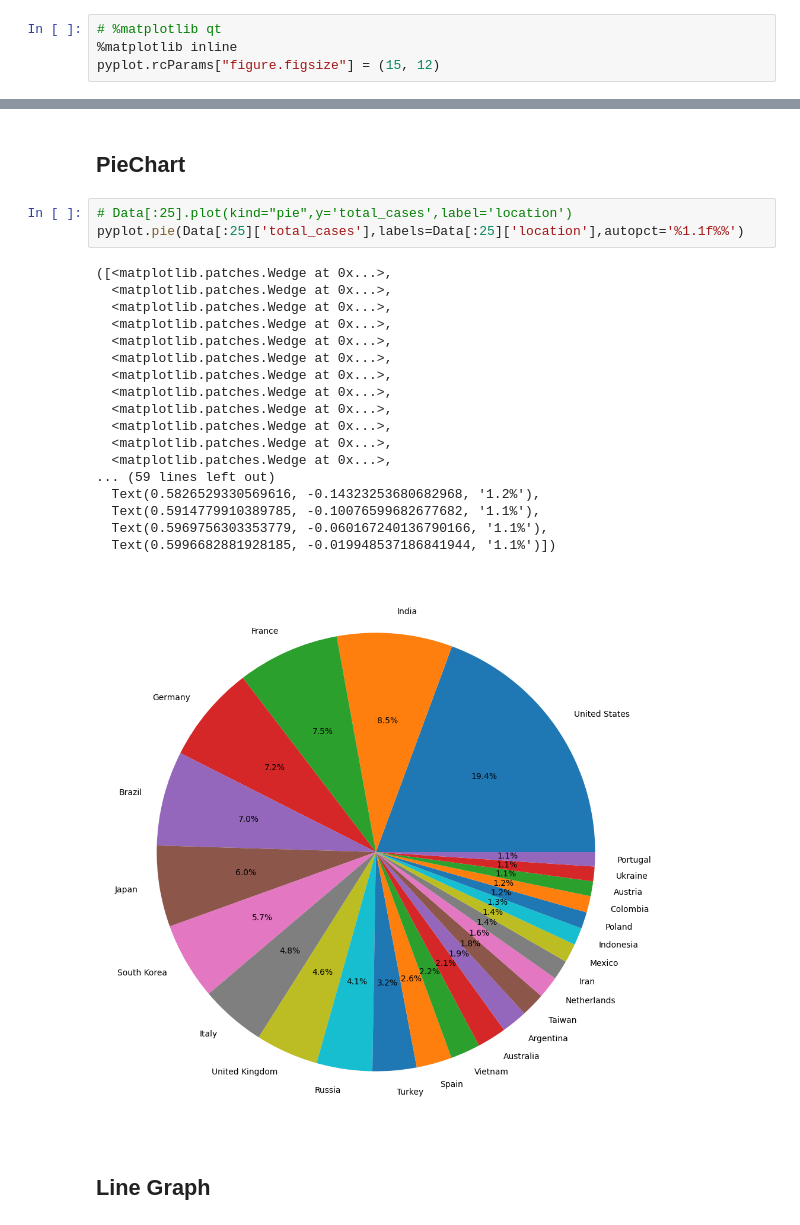
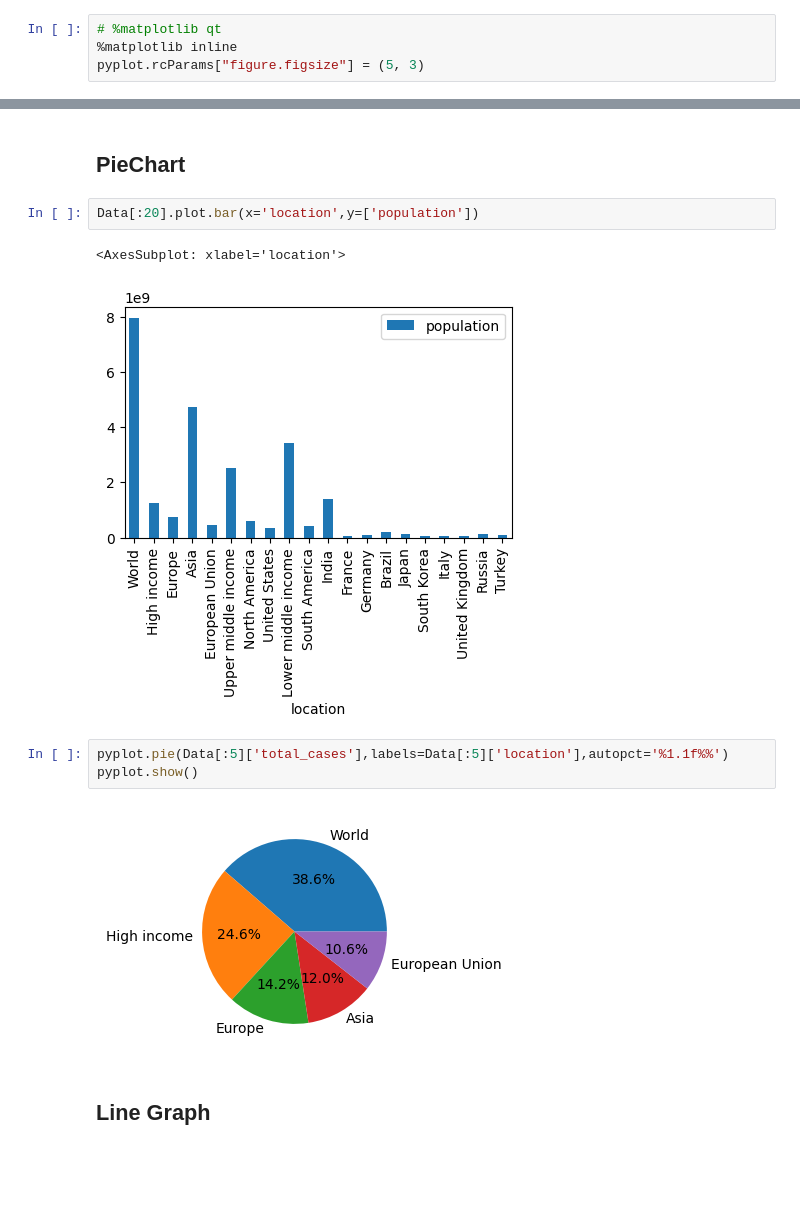
Before and after one commit to TechForEverybody/Applied_Data_Science_Practicals_Sem-8, a Jupyter notebook: Experiment-1/CS8A53_ADS_Experiment-1_ShivkumarChauhan.ipynb, the cells around one changed output, grey strips where cells are left out. Saved outputs shown, nothing was run; the diff lists cells and outputs as text; blank space fills up the shorter version.

```diff
--- a/Experiment-1/CS8A53_ADS_Experiment-1_ShivkumarChauhan.ipynb
+++ b/Experiment-1/CS8A53_ADS_Experiment-1_ShivkumarChauhan.ipynb
@@ -23,7 +18,7 @@ import warnings
 # %%
 # %matplotlib qt
 %matplotlib inline
-pyplot.rcParams["figure.figsize"] = (15, 12)
+pyplot.rcParams["figure.figsize"] = (5, 3)
 # %%
 warnings.filterwarnings('ignore')
 # %%
@@ -410,27 +362,15 @@ Data[:20].plot.bar(x='location',y=['population'])
 # %% [markdown]
 ## PieChart
+# %%
+Data[:20].plot.bar(x='location',y=['population'])
+# %% [output]
+<AxesSubplot: xlabel='location'>
+[figure, new version]
 # %%
-# Data[:25].plot(kind="pie",y='total_cases',label='location')
-pyplot.pie(Data[:25]['total_cases'],labels=Data[:25]['location'],autopct='%1.1f%%')
+pyplot.pie(Data[:5]['total_cases'],labels=Data[:5]['location'],autopct='%1.1f%%')
+pyplot.show()
 # %% [output]
-([<matplotlib.patches.Wedge at 0x...>,
-  <matplotlib.patches.Wedge at 0x...>,
-  <matplotlib.patches.Wedge at 0x...>,
-  <matplotlib.patches.Wedge at 0x...>,
-  <matplotlib.patches.Wedge at 0x...>,
-  <matplotlib.patches.Wedge at 0x...>,
-  <matplotlib.patches.Wedge at 0x...>,
-  <matplotlib.patches.Wedge at 0x...>,
-  <matplotlib.patches.Wedge at 0x...>,
-  <matplotlib.patches.Wedge at 0x...>,
-  <matplotlib.patches.Wedge at 0x...>,
-  <matplotlib.patches.Wedge at 0x...>,
-... (59 lines left out)
-  Text(0.5826529330569616, -0.14323253680682968, '1.2%'),
-  Text(0.5914779910389785, -0.10076599682677682, '1.1%'),
-  Text(0.5969756303353779, -0.060167240136790166, '1.1%'),
-  Text(0.5996682881928185, -0.019948537186841944, '1.1%')])
-[figure, old version]
+[figure, new version]
 # %% [markdown]
 ## Line Graph
 # %%
```
Also changed, not shown: parts of 59 cells of this notebook, 6 other files.
